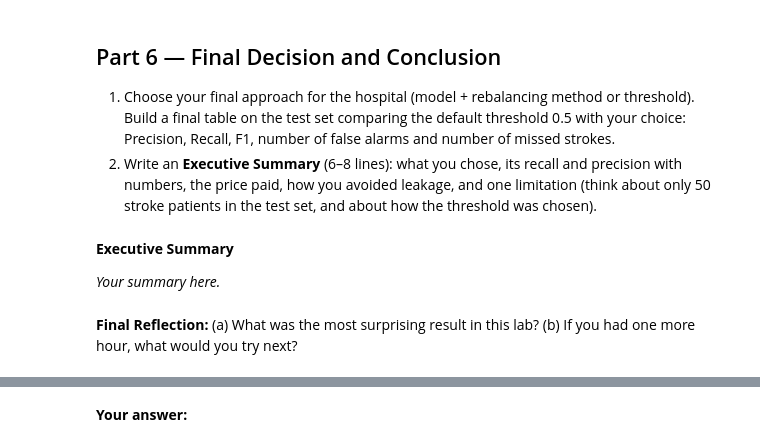
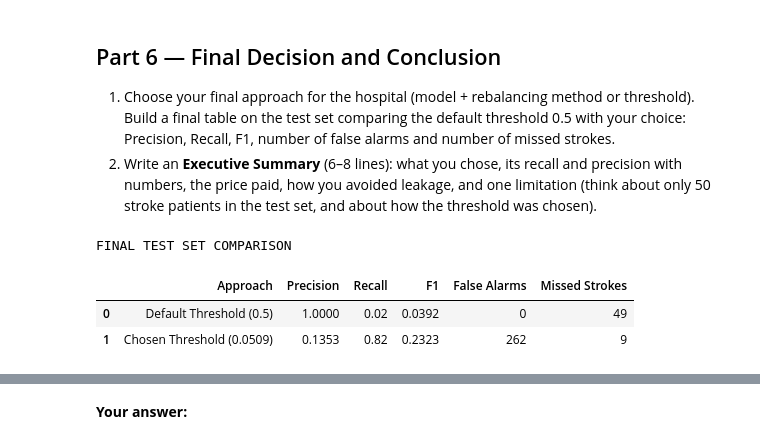
Before and after one commit to baqar360/ML-Lab-Semester-5, a Jupyter notebook: lab 9/Lab9_Bias_Variance_Imbalance_Template.ipynb, the cells around one changed output, grey strips where cells are left out. Cells and saved outputs as stored; diff of their text form; code cells hidden in the pictures.

```diff
--- a/lab 9/Lab9_Bias_Variance_Imbalance_Template.ipynb
+++ b/lab 9/Lab9_Bias_Variance_Imbalance_Template.ipynb
@@ -984,6 +1728,45 @@ Flip 10% of the training labels (3 different random draws). For Logistic Regress
-# %% [markdown]
-**Executive Summary**
-
-*Your summary here.*
-# %% [markdown]
-**Final Reflection:** (a) What was the most surprising result in this lab? (b) If you had one more hour, what would you try next?
+# %%
+# YOUR CODE HERE
+import pandas as pd
+from sklearn.metrics import (
+    precision_score,
+    recall_score,
+    f1_score,
+    confusion_matrix
+)
+
+# Predictions using the default threshold
+pred_default = (test_probs >= 0.5).astype(int)
+
+# Predictions using the threshold selected in Part 3.2
+pred_chosen = (test_probs >= best_threshold).astype(int)
+
+# Calculate results for both approaches
+final_results = []
+
+for name, predictions in [
+    ("Default Threshold (0.5)", pred_default),
+    (f"Chosen Threshold ({best_threshold:.4f})", pred_chosen)
+]:
+    tn, fp, fn, tp = confusion_matrix(
+        y_test, predictions, labels=[0, 1]
+    ).ravel()
+
+    final_results.append({
+        "Approach": name,
+        "Precision": precision_score(y_test, predictions, zero_division=0),
+        "Recall": recall_score(y_test, predictions, zero_division=0),
+        "F1": f1_score(y_test, predictions, zero_division=0),
+        "False Alarms": fp,
+        "Missed Strokes": fn
+    })
+
+final_table = pd.DataFrame(final_results)
+
+print("FINAL TEST SET COMPARISON")
+display(final_table.round(4))
+# %% [output]
+FINAL TEST SET COMPARISON
+|  | Approach | Precision | Recall | F1 | False Alarms | Missed Strokes |
+| 0 | Default Threshold (0.5) | 1.0000 | 0.02 | 0.0392 | 0 | 49 |
+| 1 | Chosen Threshold (0.0509) | 0.1353 | 0.82 | 0.2323 | 262 | 9 |
```
Also changed, not shown: parts of 19 cells of this notebook.
